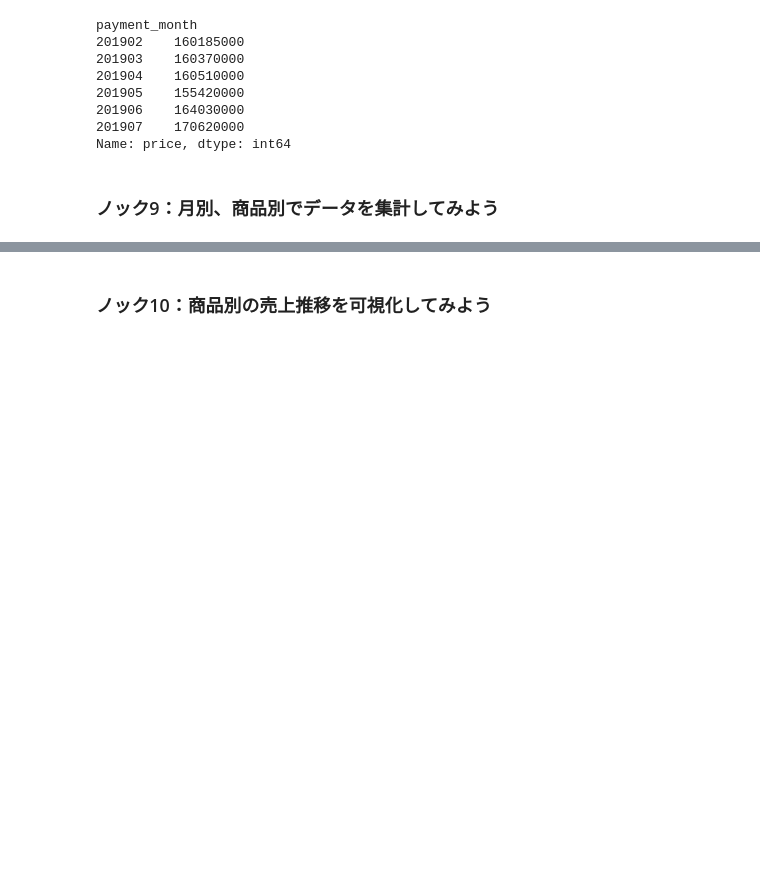
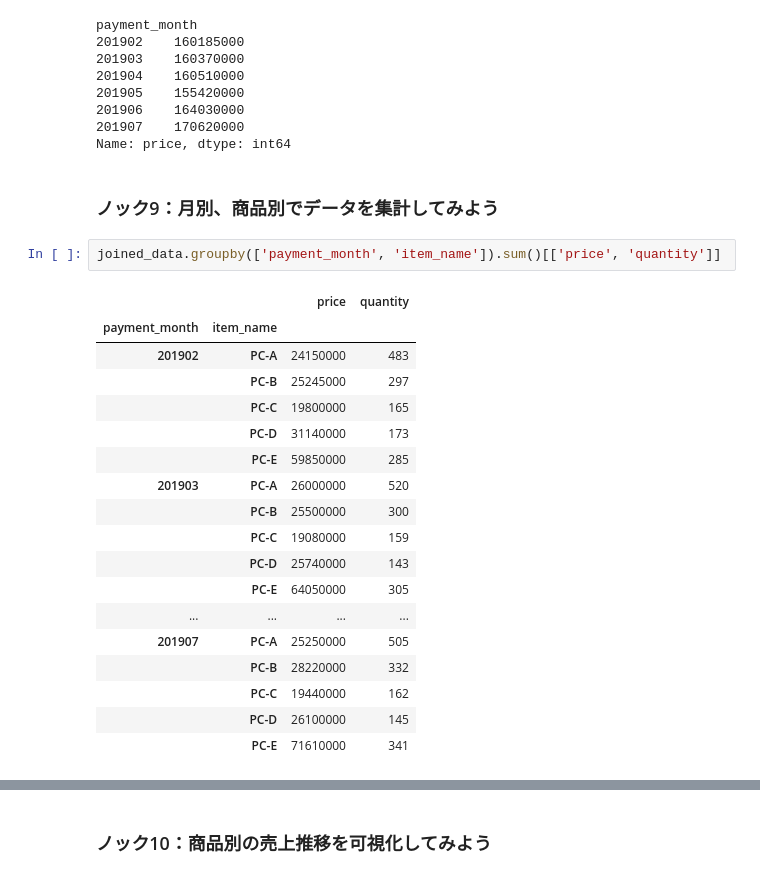
Before and after one commit to Rindrics/anlz100, a Jupyter notebook: chap1/chap1.ipynb, the cells around one changed output, grey strips where cells are left out. Saved outputs shown, nothing was run; the diff lists cells and outputs as text; blank space fills up the shorter version.

```diff
--- a/chap1/chap1.ipynb
+++ b/chap1/chap1.ipynb
@@ -247,3 +247,24 @@ payment_month
 Name: price, dtype: int64
 # %% [markdown]
 ### ノック9：月別、商品別でデータを集計してみよう
+# %%
+joined_data.groupby(['payment_month', 'item_name']).sum()[['price', 'quantity']]
+# %% [output]
+|  |  | price | quantity |
+| payment_month | item_name |  |  |
+| 201902 | PC-A | 24150000 | 483 |
+|  | PC-B | 25245000 | 297 |
+|  | PC-C | 19800000 | 165 |
+|  | PC-D | 31140000 | 173 |
+|  | PC-E | 59850000 | 285 |
+| 201903 | PC-A | 26000000 | 520 |
+|  | PC-B | 25500000 | 300 |
+|  | PC-C | 19080000 | 159 |
+|  | PC-D | 25740000 | 143 |
+|  | PC-E | 64050000 | 305 |
+| ... | ... | ... | ... |
+| 201907 | PC-A | 25250000 | 505 |
+|  | PC-B | 28220000 | 332 |
+|  | PC-C | 19440000 | 162 |
+|  | PC-D | 26100000 | 145 |
+|  | PC-E | 71610000 | 341 |
```
Also changed, not shown: parts of 1 cell of this notebook.
